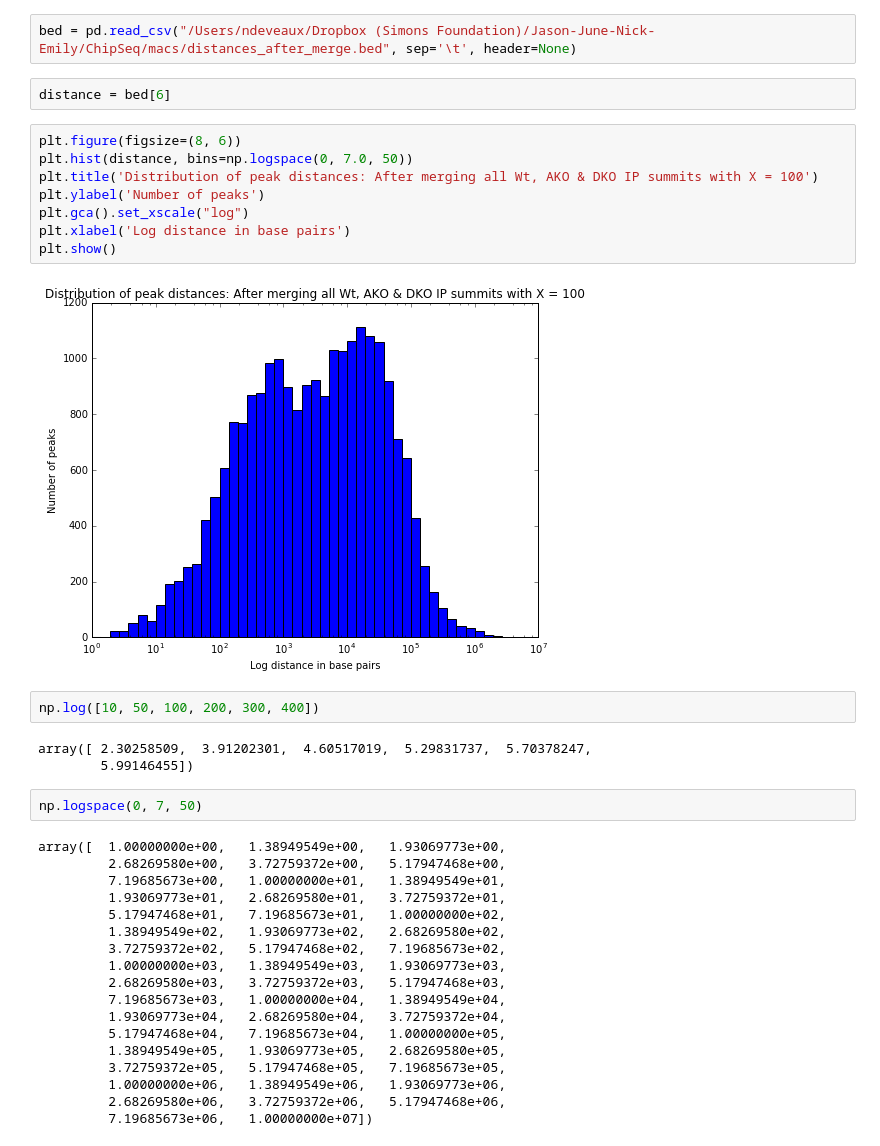
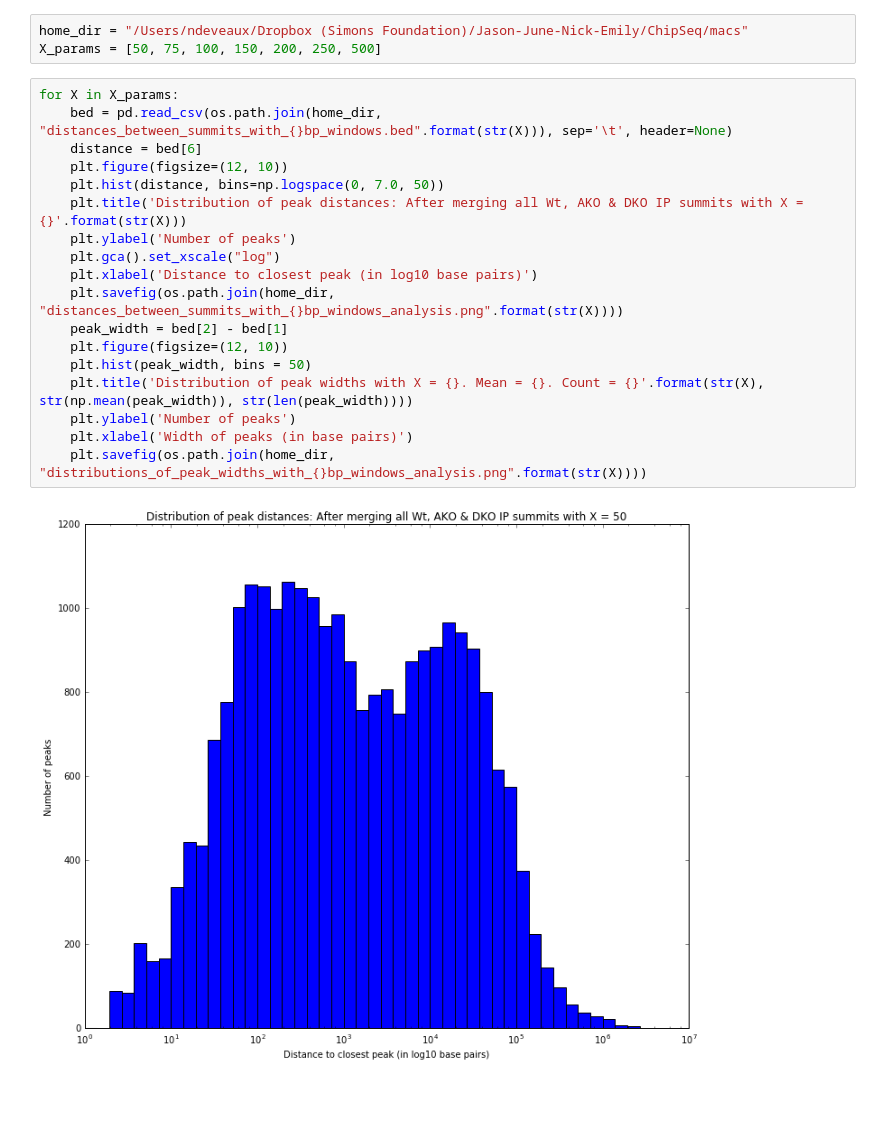
Before and after one commit to nickdeveaux/scratch_space, a Jupyter notebook: BedFileAnalysis.ipynb, the cells around one changed output. Saved outputs shown, nothing was run; the diff lists cells and outputs as text; blank space fills up the shorter version.

Commit message:
bedfile analysis across a range of X windows

```diff
--- a/BedFileAnalysis.ipynb
+++ b/BedFileAnalysis.ipynb
@@ -6,39 +7,23 @@ import matplotlib.pyplot as plt
 # %%
-bed = pd.read_csv("/Users/ndeveaux/Dropbox (Simons Foundation)/Jason-June-Nick-Emily/ChipSeq/macs/distances_after_merge.bed", sep='\t', header=None)
+home_dir = "/Users/ndeveaux/Dropbox (Simons Foundation)/Jason-June-Nick-Emily/ChipSeq/macs"
+X_params = [50, 75, 100, 150, 200, 250, 500]
-# %%
-distance = bed[6]
-# %%
-plt.figure(figsize=(8, 6))
-plt.hist(distance, bins=np.logspace(0, 7.0, 50))
-plt.title('Distribution of peak distances: After merging all Wt, AKO & DKO IP summits with X = 100')
-plt.ylabel('Number of peaks')
-plt.gca().set_xscale("log")
-plt.xlabel('Log distance in base pairs')
-plt.show()
-# %% [output]
-[figure, removed]
-# %%
-np.log([10, 50, 100, 200, 300, 400])
-# %% [output]
-array([ 2.30258509,  3.91202301,  4.60517019,  5.29831737,  5.70378247,
-        5.99146455])
-# %%
-np.logspace(0, 7, 50)
-# %% [output]
-array([  1.00000000e+00,   1.38949549e+00,   1.93069773e+00,
-         2.68269580e+00,   3.72759372e+00,   5.17947468e+00,
-         7.19685673e+00,   1.00000000e+01,   1.38949549e+01,
-         1.93069773e+01,   2.68269580e+01,   3.72759372e+01,
-         5.17947468e+01,   7.19685673e+01,   1.00000000e+02,
-         1.38949549e+02,   1.93069773e+02,   2.68269580e+02,
-         3.72759372e+02,   5.17947468e+02,   7.19685673e+02,
-         1.00000000e+03,   1.38949549e+03,   1.93069773e+03,
-         2.68269580e+03,   3.72759372e+03,   5.17947468e+03,
-         7.19685673e+03,   1.00000000e+04,   1.38949549e+04,
-         1.93069773e+04,   2.68269580e+04,   3.72759372e+04,
-         5.17947468e+04,   7.19685673e+04,   1.00000000e+05,
-         1.38949549e+05,   1.93069773e+05,   2.68269580e+05,
-         3.72759372e+05,   5.17947468e+05,   7.19685673e+05,
-         1.00000000e+06,   1.38949549e+06,   1.93069773e+06,
-         2.68269580e+06,   3.72759372e+06,   5.17947468e+06,
-         7.19685673e+06,   1.00000000e+07])
+# %%
+for X in X_params:
+    bed = pd.read_csv(os.path.join(home_dir, "distances_between_summits_with_{}bp_windows.bed".format(str(X))), sep='\t', header=None)
+    distance = bed[6]
+    plt.figure(figsize=(12, 10))
+    plt.hist(distance, bins=np.logspace(0, 7.0, 50))
+    plt.title('Distribution of peak distances: After merging all Wt, AKO & DKO IP summits with X = {}'.format(str(X)))
+    plt.ylabel('Number of peaks')
+    plt.gca().set_xscale("log")
+    plt.xlabel('Distance to closest peak (in log10 base pairs)')
+    plt.savefig(os.path.join(home_dir, "distances_between_summits_with_{}bp_windows_analysis.png".format(str(X))))
+    peak_width = bed[2] - bed[1]
+    plt.figure(figsize=(12, 10))
+    plt.hist(peak_width, bins = 50)
+    plt.title('Distribution of peak widths with X = {}. Mean = {}. Count = {}'.format(str(X), str(np.mean(peak_width)), str(len(peak_width))))
+    plt.ylabel('Number of peaks')
+    plt.xlabel('Width of peaks (in base pairs)')
+    plt.savefig(os.path.join(home_dir, "distributions_of_peak_widths_with_{}bp_windows_analysis.png".format(str(X))))
+# %% [output]
+[figure, added]
```
Also changed, not shown: parts of 2 cells of this notebook.
